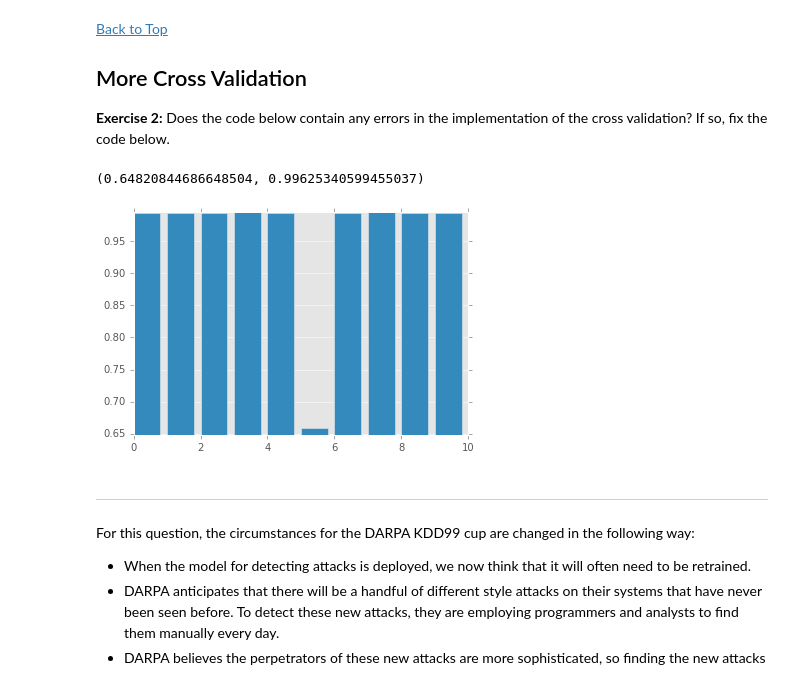
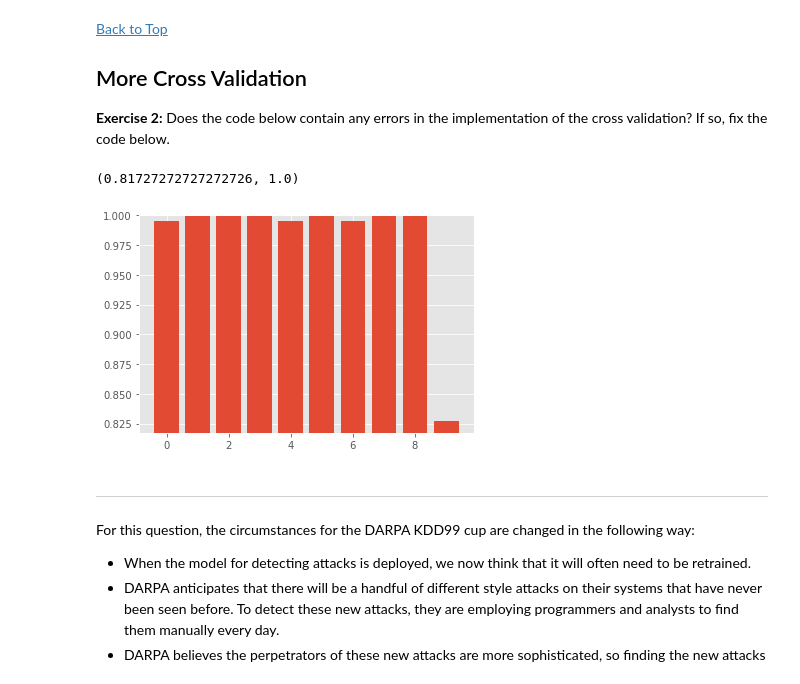
Before and after one commit to ML-Project8/ICA3, a Jupyter notebook: ICA3_MachineLearning.ipynb, the cells around one changed output. Drawn from its saved outputs; the diff is of its cells as text; code cells hidden in the pictures.

```diff
--- a/ICA3_MachineLearning.ipynb
+++ b/ICA3_MachineLearning.ipynb
@@ -172,9 +170,12 @@ from sklearn.linear_model import LogisticRegression
 # select model
 clf = LogisticRegression()
 #select cross validation
-cv = KFold(n_splits=10)
+
+# Used StratifiedKFold instead
+cv = StratifiedKFold(n_splits=10)
+
 # select evaluation criteria
-my_scorer = make_scorer(accuracy_score)
+my_scorer = make_scorer(recall_score)
 # run model training and cross validation
 per_fold_eval_criteria = cross_val_score(estimator=clf,
                                     X=X,
@@ -210,32 +213,53 @@ ___
 # %%
 from sklearn.decomposition import PCA
 from sklearn.preprocessing import StandardScaler
 from sklearn.pipeline import Pipeline
 
 
-#======If there are errors, fix them below======
+# #======If there are errors, fix them below======
+# n_components = 1
+# pca = PCA(n_components=n_components)
+# Xpca = pca.fit_transform(X)
+
+# clf = Pipeline([('scl',StandardScaler()),
+#                 ('clf',LogisticRegression())])
+
+# per_fold_eval_criteria = cross_val_score(estimator=clf,
+#                                     X=Xpca,
+#                                     y=y,
+#                                     cv=cv,
+#                                     scoring=my_scorer
+#                                    )
+
+# plt.bar(range(len(per_fold_eval_criteria)),per_fold_eval_criteria)
+# plt.ylim([min(per_fold_eval_criteria)-0.01,max(per_fold_eval_criteria)])
+
+# =====fixed code======
+# write the fixed code (if needed) below
+
+
 n_components = 1
 pca = PCA(n_components=n_components)
-Xpca = pca.fit_transform(X)
+#Xpca = pca.fit_transform(X)
+
+# ADDED PCA to pipeline
 
 clf = Pipeline([('scl',StandardScaler()),
+                ('pca', pca),
                 ('clf',LogisticRegression())])
 
 per_fold_eval_criteria = cross_val_score(estimator=clf,
-                                    X=Xpca,
+                                    X=X,
                                     y=y,
                                     cv=cv,
                                     scoring=my_scorer
                                    )
 
 plt.bar(range(len(per_fold_eval_criteria)),per_fold_eval_criteria)
 plt.ylim([min(per_fold_eval_criteria)-0.01,max(per_fold_eval_criteria)])
-
-# =====fixed code======
-# write the fixed code (if needed) below
 # %% [output]
-(0.64820844686648504, 0.99625340599455037)
+(0.81727272727272726, 1.0)
-[figure, old version]
+[figure, new version]
 # %% [markdown]
 ___
 For this question, the circumstances for the DARPA KDD99 cup are changed in the following way:
```
Also changed, not shown: parts of 17 cells of this notebook.
